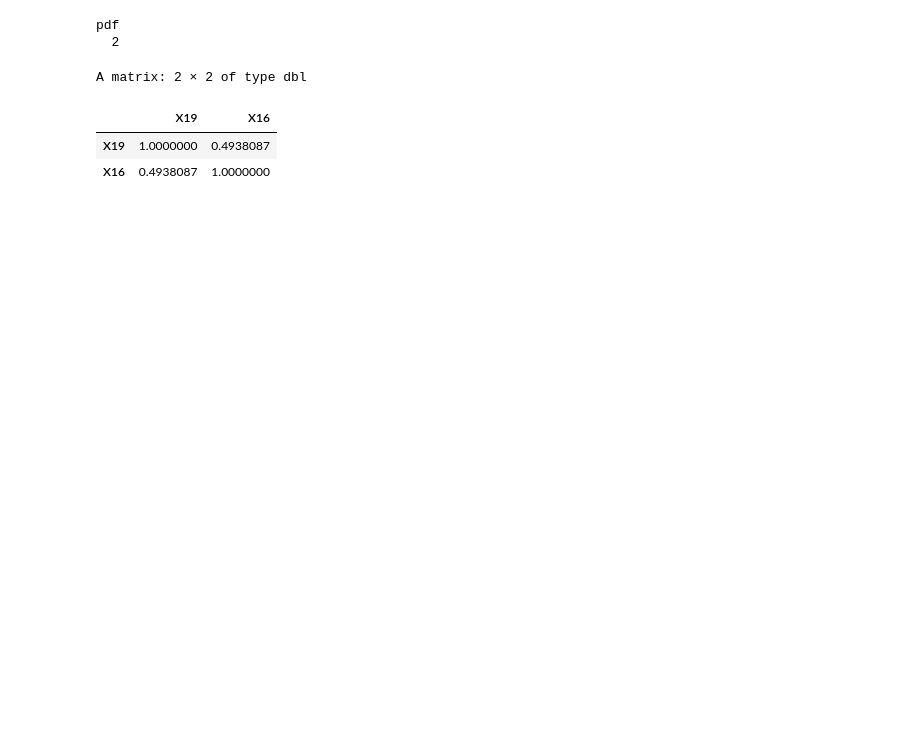
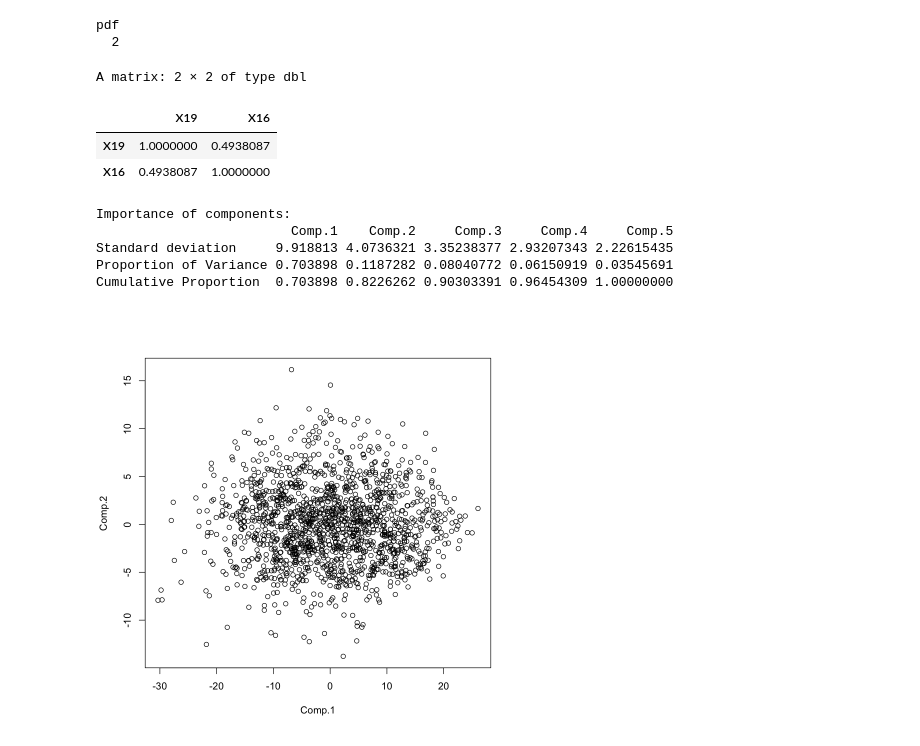
Before and after one commit to ayu0616/second_grade_seminar_1, a Jupyter notebook: 前記総合課題/main.ipynb, the cells around one changed output. Drawn from its saved outputs; the diff is of its cells as text; code cells hidden in the pictures; blank space fills up the shorter version.

```diff
--- a/前記総合課題/main.ipynb
+++ b/前記総合課題/main.ipynb
@@ -119,3 +127,17 @@ A matrix: 2 × 2 of type dbl
 |  | X19 | X16 |
 | X19 | 1.0000000 | 0.4938087 |
 | X16 | 0.4938087 | 1.0000000 |
+# %%
+data.pc <- princomp(data[7:11])
+# %%
+summary(data.pc)
+# %% [output]
+Importance of components:
+                         Comp.1    Comp.2     Comp.3     Comp.4     Comp.5
+Standard deviation     9.918813 4.0736321 3.35238377 2.93207343 2.22615435
+Proportion of Variance 0.703898 0.1187282 0.08040772 0.06150919 0.03545691
+Cumulative Proportion  0.703898 0.8226262 0.90303391 0.96454309 1.00000000
+# %%
+plot(data.pc$scores)
+# %% [output]
+[figure, added]
```
Also changed, not shown: parts of 7 cells of this notebook, 8 other files.
